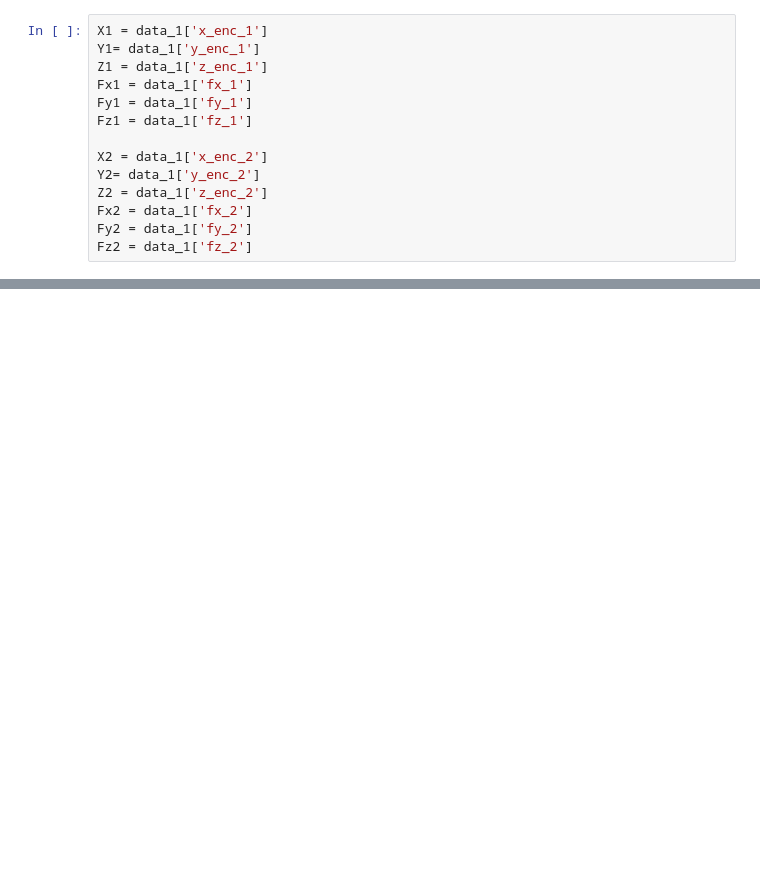
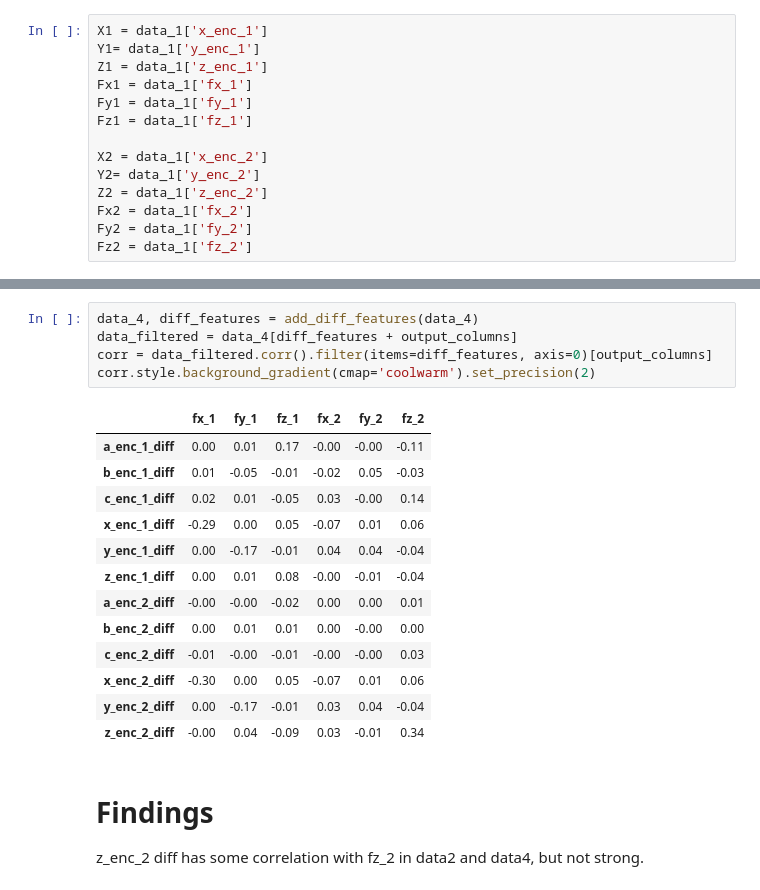
Before and after one commit to aumyfarhan/robot_force_prediction, a Jupyter notebook: Exploratory_Data_Analysis.ipynb, the cells around one changed output, grey strips where cells are left out. Drawn from its saved outputs; the diff is of its cells as text; blank space fills up the shorter version.

```diff
--- a/Exploratory_Data_Analysis.ipynb
+++ b/Exploratory_Data_Analysis.ipynb
@@ -555,0 +614,23 @@ No  auto-regressive property
+# %%
+data_4, diff_features = add_diff_features(data_4)
+data_filtered = data_4[diff_features + output_columns]
+corr = data_filtered.corr().filter(items=diff_features, axis=0)[output_columns]
+corr.style.background_gradient(cmap='coolwarm').set_precision(2)
+# %% [output]
+|  | fx_1 | fy_1 | fz_1 | fx_2 | fy_2 | fz_2 |
+| a_enc_1_diff | 0.00 | 0.01 | 0.17 | -0.00 | -0.00 | -0.11 |
+| b_enc_1_diff | 0.01 | -0.05 | -0.01 | -0.02 | 0.05 | -0.03 |
+| c_enc_1_diff | 0.02 | 0.01 | -0.05 | 0.03 | -0.00 | 0.14 |
+| x_enc_1_diff | -0.29 | 0.00 | 0.05 | -0.07 | 0.01 | 0.06 |
+| y_enc_1_diff | 0.00 | -0.17 | -0.01 | 0.04 | 0.04 | -0.04 |
+| z_enc_1_diff | 0.00 | 0.01 | 0.08 | -0.00 | -0.01 | -0.04 |
+| a_enc_2_diff | -0.00 | -0.00 | -0.02 | 0.00 | 0.00 | 0.01 |
+| b_enc_2_diff | 0.00 | 0.01 | 0.01 | 0.00 | -0.00 | 0.00 |
+| c_enc_2_diff | -0.01 | -0.00 | -0.01 | -0.00 | -0.00 | 0.03 |
+| x_enc_2_diff | -0.30 | 0.00 | 0.05 | -0.07 | 0.01 | 0.06 |
+| y_enc_2_diff | 0.00 | -0.17 | -0.01 | 0.03 | 0.04 | -0.04 |
+| z_enc_2_diff | -0.00 | 0.04 | -0.09 | 0.03 | -0.01 | 0.34 |
+# %% [markdown]
+# Findings
+
+z_enc_2 diff has some correlation with fz_2 in data2 and data4, but not strong.
```
Also changed, not shown: parts of 60 cells of this notebook.
